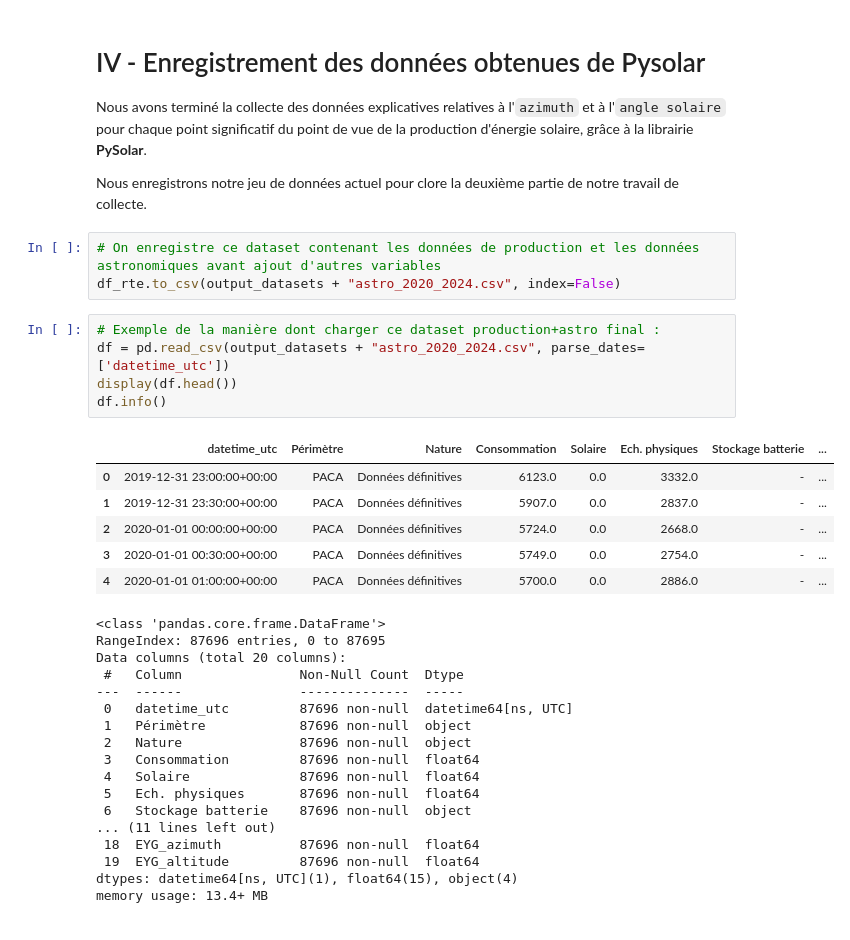
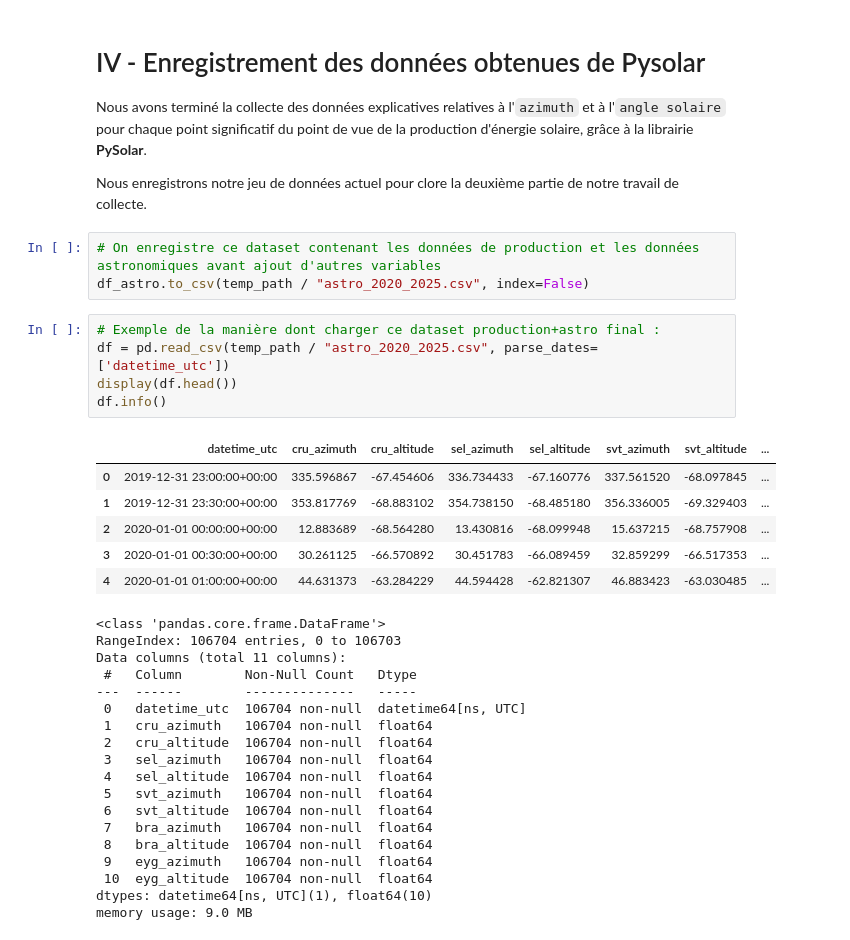
Before and after one commit to Math2935/aug25cds_variabilite, a Jupyter notebook: notebooks/02_collecte/02_astronomie.ipynb, the cells around one changed output. Cells and saved outputs as stored; diff of their text form.

```diff
--- a/notebooks/02_collecte/02_astronomie.ipynb
+++ b/notebooks/02_collecte/02_astronomie.ipynb
@@ -141,36 +157,37 @@ Nous avons terminé la collecte des données explicatives relatives à l'`azimut
 Nous enregistrons notre jeu de données actuel pour clore la deuxième partie de notre travail de collecte.
 # %%
 # On enregistre ce dataset contenant les données de production et les données astronomiques avant ajout d'autres variables
-df_rte.to_csv(output_datasets + "astro_2020_2024.csv", index=False)
+df_astro.to_csv(temp_path / "astro_2020_2025.csv", index=False)
 # %%
 # Exemple de la manière dont charger ce dataset production+astro final :
-df = pd.read_csv(output_datasets + "astro_2020_2024.csv", parse_dates=['datetime_utc'])
+df = pd.read_csv(temp_path / "astro_2020_2025.csv", parse_dates=['datetime_utc'])
 display(df.head())
 df.info()
 # %% [output]
-|  | datetime_utc | Périmètre | Nature | Consommation | Solaire | Ech. physiques | Stockage batterie | ... |
-| 0 | 2019-12-31 23:00:00+00:00 | PACA | Données définitives | 6123.0 | 0.0 | 3332.0 | - | ... |
-| 1 | 2019-12-31 23:30:00+00:00 | PACA | Données définitives | 5907.0 | 0.0 | 2837.0 | - | ... |
-| 2 | 2020-01-01 00:00:00+00:00 | PACA | Données définitives | 5724.0 | 0.0 | 2668.0 | - | ... |
-| 3 | 2020-01-01 00:30:00+00:00 | PACA | Données définitives | 5749.0 | 0.0 | 2754.0 | - | ... |
-| 4 | 2020-01-01 01:00:00+00:00 | PACA | Données définitives | 5700.0 | 0.0 | 2886.0 | - | ... |
+|  | datetime_utc | cru_azimuth | cru_altitude | sel_azimuth | sel_altitude | svt_azimuth | svt_altitude | ... |
+| 0 | 2019-12-31 23:00:00+00:00 | 335.596867 | -67.454606 | 336.734433 | -67.160776 | 337.561520 | -68.097845 | ... |
+| 1 | 2019-12-31 23:30:00+00:00 | 353.817769 | -68.883102 | 354.738150 | -68.485180 | 356.336005 | -69.329403 | ... |
+| 2 | 2020-01-01 00:00:00+00:00 | 12.883689 | -68.564280 | 13.430816 | -68.099948 | 15.637215 | -68.757908 | ... |
+| 3 | 2020-01-01 00:30:00+00:00 | 30.261125 | -66.570892 | 30.451783 | -66.089459 | 32.859299 | -66.517353 | ... |
+| 4 | 2020-01-01 01:00:00+00:00 | 44.631373 | -63.284229 | 44.594428 | -62.821307 | 46.883423 | -63.030485 | ... |
 <class 'pandas.core.frame.DataFrame'>
-RangeIndex: 87696 entries, 0 to 87695
-Data columns (total 20 columns):
- #   Column               Non-Null Count  Dtype
----  ------               --------------  -----
- 0   datetime_utc         87696 non-null  datetime64[ns, UTC]
- 1   Périmètre            87696 non-null  object
- 2   Nature               87696 non-null  object
- 3   Consommation         87696 non-null  float64
- 4   Solaire              87696 non-null  float64
- 5   Ech. physiques       87696 non-null  float64
- 6   Stockage batterie    87696 non-null  object
-... (11 lines left out)
- 18  EYG_azimuth          87696 non-null  float64
- 19  EYG_altitude         87696 non-null  float64
-dtypes: datetime64[ns, UTC](1), float64(15), object(4)
-memory usage: 13.4+ MB
+RangeIndex: 106704 entries, 0 to 106703
+Data columns (total 11 columns):
+ #   Column        Non-Null Count   Dtype
+---  ------        --------------   -----
+ 0   datetime_utc  106704 non-null  datetime64[ns, UTC]
+ 1   cru_azimuth   106704 non-null  float64
+ 2   cru_altitude  106704 non-null  float64
+ 3   sel_azimuth   106704 non-null  float64
+ 4   sel_altitude  106704 non-null  float64
+ 5   svt_azimuth   106704 non-null  float64
+ 6   svt_altitude  106704 non-null  float64
+ 7   bra_azimuth   106704 non-null  float64
+ 8   bra_altitude  106704 non-null  float64
+ 9   eyg_azimuth   106704 non-null  float64
+ 10  eyg_altitude  106704 non-null  float64
+dtypes: datetime64[ns, UTC](1), float64(10)
+memory usage: 9.0 MB
 # %%
 df.describe()
 # %% [output]
```
Also changed, not shown: parts of 7 cells of this notebook, 1 other file.
